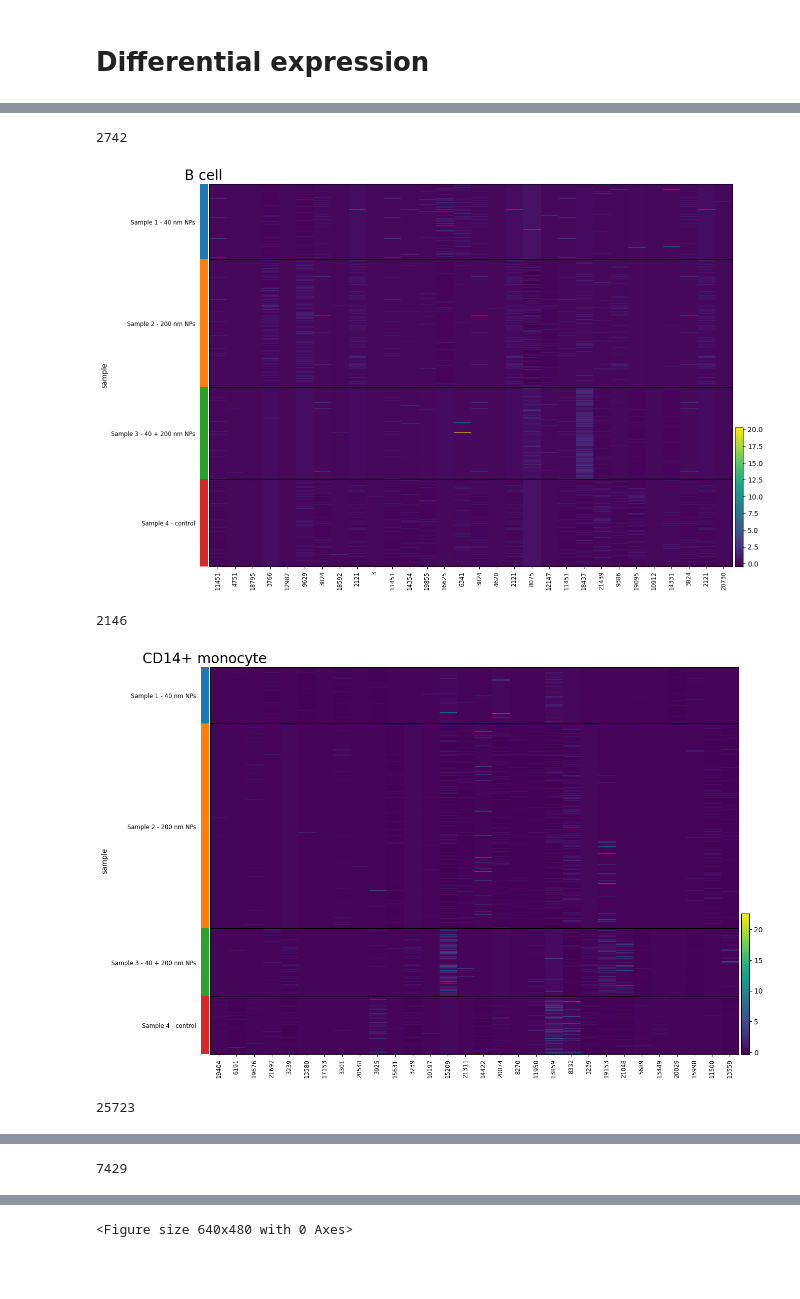
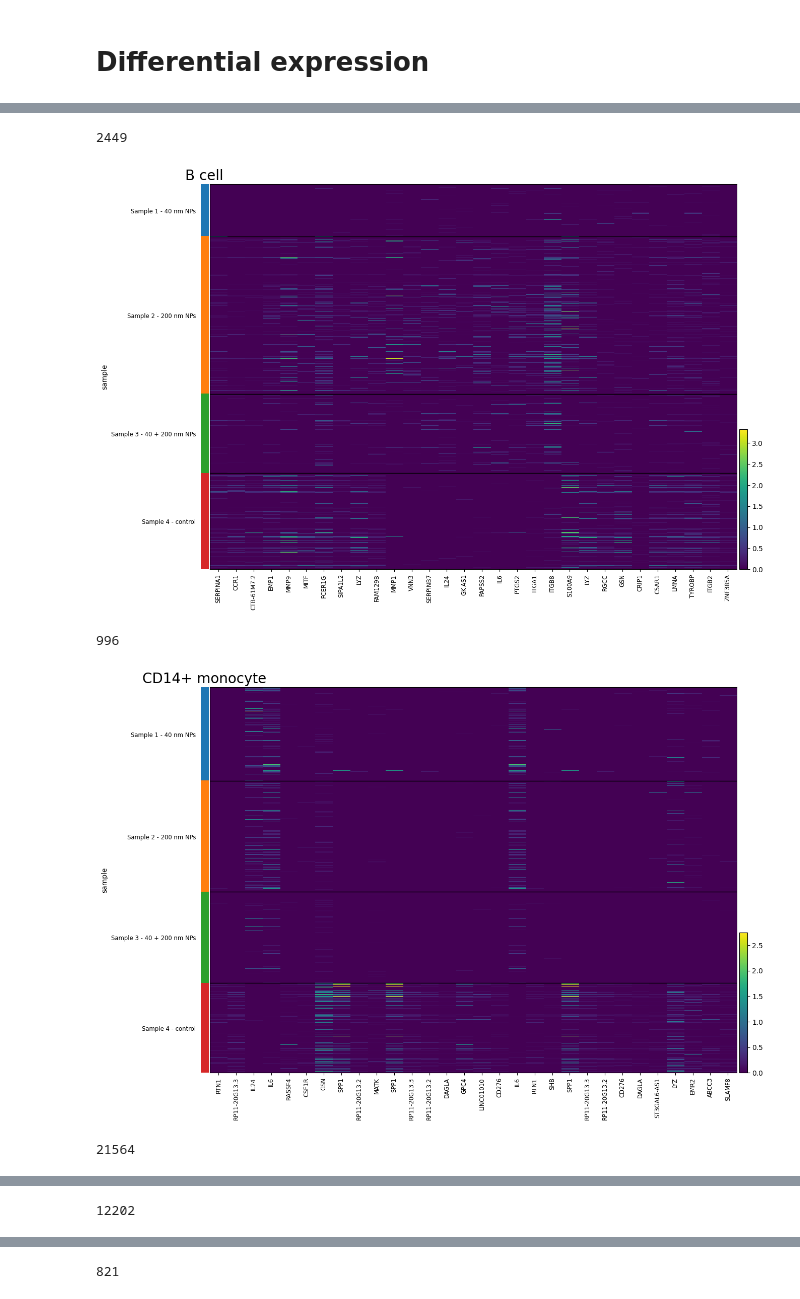
Before and after one commit to vladimirkovacevic/nano, a Jupyter notebook: notebooks/batch_removal_de.ipynb, the cells around one changed output, grey strips where cells are left out. Cells and saved outputs as stored; diff of their text form; code cells hidden in the pictures; blank space fills up the shorter version.

Commit message:
Diff expression and volcano plots.

```diff
--- a/notebooks/batch_removal_de.ipynb
+++ b/notebooks/batch_removal_de.ipynb
@@ -11,0 +16,18 @@ import scanorama
+# %%
+files = sorted(glob('../data/samples/*.h5ad'))
+# Load AnnData objects
+adata_list = [sc.read_h5ad(file) for file in files]
+sample_names = ['Sample 1 - 40 nm NPs', 'Sample 2 - 200 nm NPs', 'Sample 3 - 40 + 200 nm NPs', 'Sample 4 - control']
+for adata in adata_list:
+    adata.var.set_index('var.festures', inplace=True)
+# %%
+samples = []
+for i, adata in enumerate(adata_list):
+    sample = f'sample_{i+1}'
+    adata.obs['sample'] = sample # Add a column 'sample' to keep track of the sample source
+    adata.obs.index = [f"{f'sample_{i+1}'}_{x}" for x in adata.obs.index]  # Modify the index to be unique
+    samples.append(sample)
+
+# Step 2: Merge all AnnData objects
+merged_adata = adata_list[0].concatenate(adata_list[1:], join='inner', index_unique=None)
+merged_adata.write_h5ad('../data/merged.h5ad', compression='gzip')
@@ -12,7 +102,7 @@ import scanorama
 # %% [markdown]
 # Umap
 # %%
-merged_adata = sc.read_h5ad('../data/merged.h5ad')
+# merged_adata = sc.read_h5ad('../data/merged.h5ad')
 
 def calc_umap(adata, use_rep="X_pca"):
     if use_rep == "X_pca":
@@ -186,16 +286,23 @@ Created PCA components in .obsm.X_pca
 # %%
+cell_type_count_dict = {} # Used for penalizing pval adj
+for i, sample in enumerate(samples):
+    cnt = Counter(adata_list[0].obs['predicted.celltype'])
+    cell_type_count_dict[sample] = cnt
+
 # Subset for the four cell types of interest
-cell_types = ['B cell', 'CD14+ monocyte', 'CD4+ T cell', 'Cytotoxic T cell']
-sample_names = ['Sample 1 - 40 nm NPs', 'Sample 2 - 200 nm NPs', 'Sample 3 - 40 + 200 nm NPs', 'Sample 4 - control']
-adata_subset = adata_corrected[adata_corrected.obs['predicted.celltype'].isin(cell_types)].copy()
+cell_types = ['B cell', 'CD14+ monocyte', 'CD4+ T cell', 'Cytotoxic T cell', 'Natural killer cell']
+adata_subset = merged_adata[merged_adata.obs['predicted.celltype'].isin(cell_types)].copy()
 
 # Perform DE analysis for each cell type
+results_all_degs = {ct: dict() for ct in cell_types}
 results_significant_degs = {ct: dict() for ct in cell_types}
 results_top_degs = {ct: dict() for ct in cell_types}
 for cell_type in cell_types:
     cell_type_data = adata_subset[adata_subset.obs['predicted.celltype'] == cell_type]
     for sample in ['sample_1', 'sample_2', 'sample_3']:
+
         cell_type_data_sample = cell_type_data[cell_type_data.obs['sample'].isin([sample, 'sample_4'])]
+        # sample_size = len(cell_type_data_sample[cell_type_data_sample.obs['sample'] == sample])
 
         # Perform DE analysis
         sc.tl.rank_genes_groups(cell_type_data_sample, groupby='sample', reference='sample_4', method='wilcoxon', pts=True)
@@ -203,12 +310,17 @@ for cell_type in cell_types:
         # Store results
         # Filter genes with significant adjusted p-value
         degs_df = sc.get.rank_genes_groups_df(cell_type_data_sample, group=sample)
-        significant_degs = degs_df[degs_df['pvals_adj'] < 0.05]  # Adjust threshold as needed
+        # Add penalty depending on the number of cells:
+
+        degs_df.loc[:, 'pvals_adj_weighted'] = degs_df['pvals_adj'] * np.sqrt(cell_type_count_dict[sample].most_common(1)[0][1]) / \
+            np.sqrt(cell_type_count_dict[sample][cell_type])
+        significant_degs = degs_df[degs_df['pvals_adj_weighted'] < 0.05]  # Adjust threshold as needed
         significant_degs = significant_degs[~significant_degs['logfoldchanges'].isna()]
         significant_degs.loc[:, 'logfoldchanges_abs'] = significant_degs['logfoldchanges'].apply(abs)
         significant_degs = significant_degs.sort_values(by='logfoldchanges_abs', ascending=False) # Sort by log fold change or adjusted p-value
         top_degs = significant_degs[(significant_degs['logfoldchanges_abs'] > 1) ]
 
+        results_all_degs[cell_type][sample] = degs_df
         results_significant_degs[cell_type][sample] = significant_degs
         results_top_degs[cell_type][sample] = top_degs
         print(len(significant_degs), len(top_degs))
@@ -251,36 +456,35 @@ for cell_type in cell_types:
 # %%
 # Create a figure for each cell type
 # fig, axes = plt.subplots(2, 2, figsize=(10, 8))  # 2 rows, 2 columns for 4 subplots
 # axes = axes.flatten()  # Flatten the 2x2 array into a 1D array for easier indexing
-
 sample_names_dict = dict(zip(samples, sample_names))
 # Loop through each cell type and plot in a subplot
 for i, ct in enumerate(cell_types):
     # fig, axes = plt.subplots(1, 1, figsize=(14, 10))  # 2 rows, 2 columns for 4 subplots
-    adata_subset = adata_corrected[adata_corrected.obs['predicted.celltype'].isin([ct])].copy()
+    adata_subset = merged_adata[merged_adata.obs['predicted.celltype'].isin([ct])].copy()
     adata_subset.obs['sample'] = [sample_names_dict[sample] for sample in adata_subset.obs['sample']]
     print(len(adata_subset))
 
     # Plot heatmap for top genes
     top_genes_all = np.array([results_significant_degs[ct][sample].head(10)['names'] for sample in samples[:-1]]).flatten()
     sc.pl.heatmap(
         adata_subset,
         var_names=top_genes_all,
         groupby='sample',
         use_raw=False,
         figsize=(14, 10),
         show=False,  # Prevent automatic display
     )
     plt.title(ct, fontsize = 20)
     plt.savefig(f'heatmap_{ct}.png', dpi=150, bbox_inches='tight')
     plt.show()
     # axes[i].set_title(ct)  # Set the title for each subplot
 
 # Adjust layout for better spacing
 plt.tight_layout()
 # %% [output]
-2742
+2449
-[figure, old version]
+[figure, new version]
-2146
+996
-[figure, old version]
+[figure, new version]
-25723
+21564
@@ -288 +492 @@ plt.tight_layout()
-7429
+12202
@@ -290 +494 @@ plt.tight_layout()
-<Figure size 640x480 with 0 Axes>
+821
```
Also changed, not shown: parts of 13 cells of this notebook.
